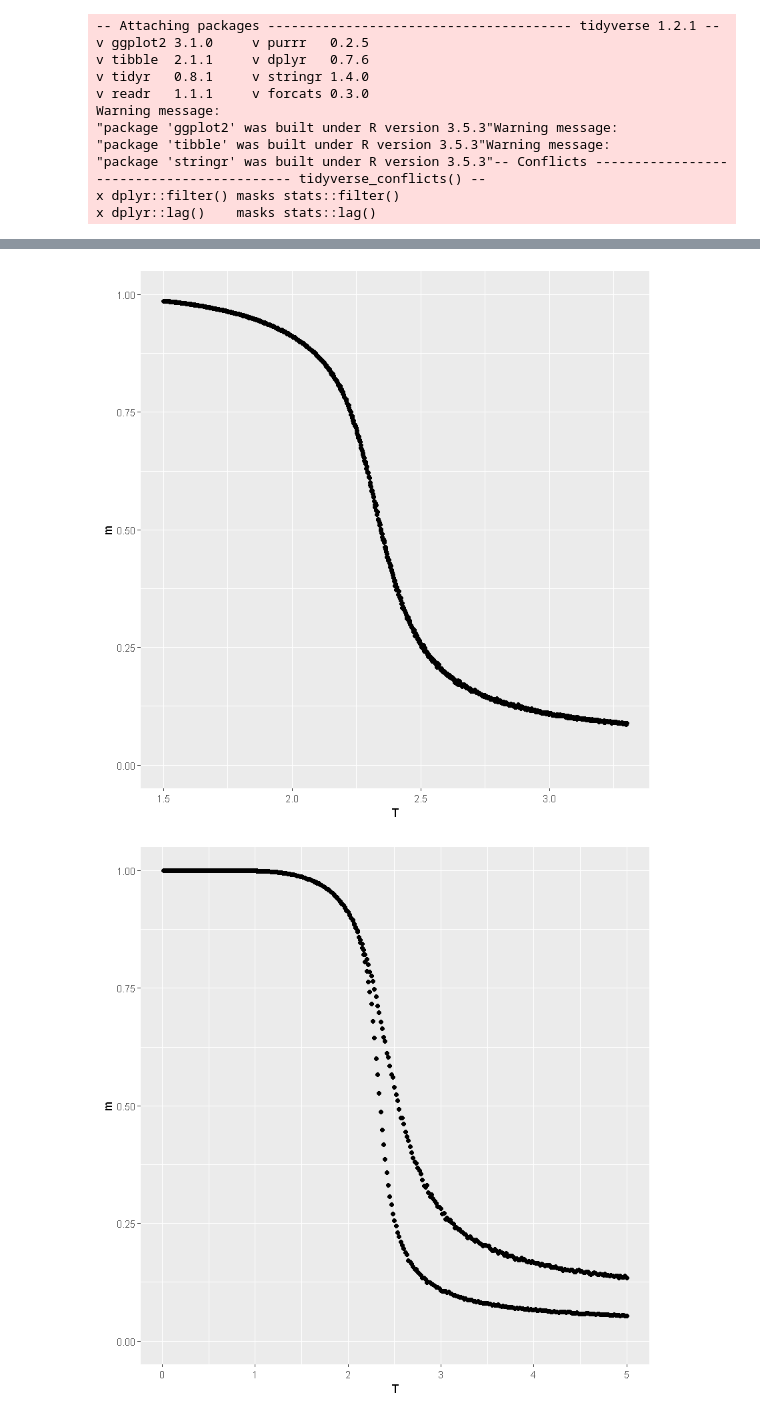
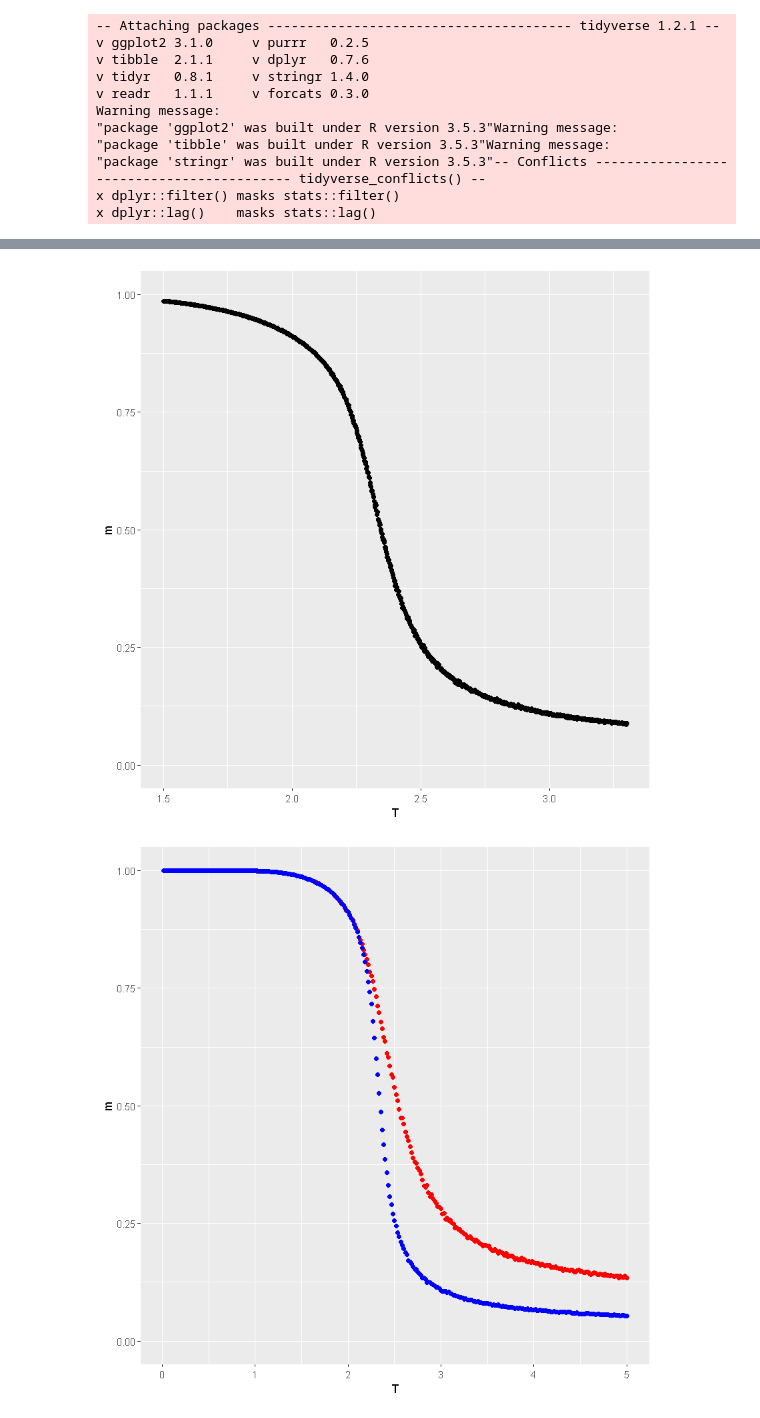
Before and after one commit to Squaess/StatisticalPhysics, a Jupyter notebook: ising_model/plot_results.ipynb, the cells around one changed output, grey strips where cells are left out. Cells and saved outputs as stored; diff of their text form; code cells hidden in the pictures.

```diff
--- a/ising_model/plot_results.ipynb
+++ b/ising_model/plot_results.ipynb
@@ -38,7 +38,7 @@ cols(
 )
 # %%
 ggplot(data = data1, aes(T, m)) + geom_point() + ylim(0,1)
-ggplot() + geom_point(data = data10, aes(T, m)) + geom_point(data = data25, aes(T,m)) + ylim(0,1)
+ggplot() + geom_point(data = data10, aes(T, m), color="red") + geom_point(data = data25, aes(T,m), color="blue") + ylim(0,1)
 # %% [output]
 [figure]
-[figure, old version]
+[figure, new version]
```
Also changed, not shown: parts of 1 cell of this notebook, 2 other files.
